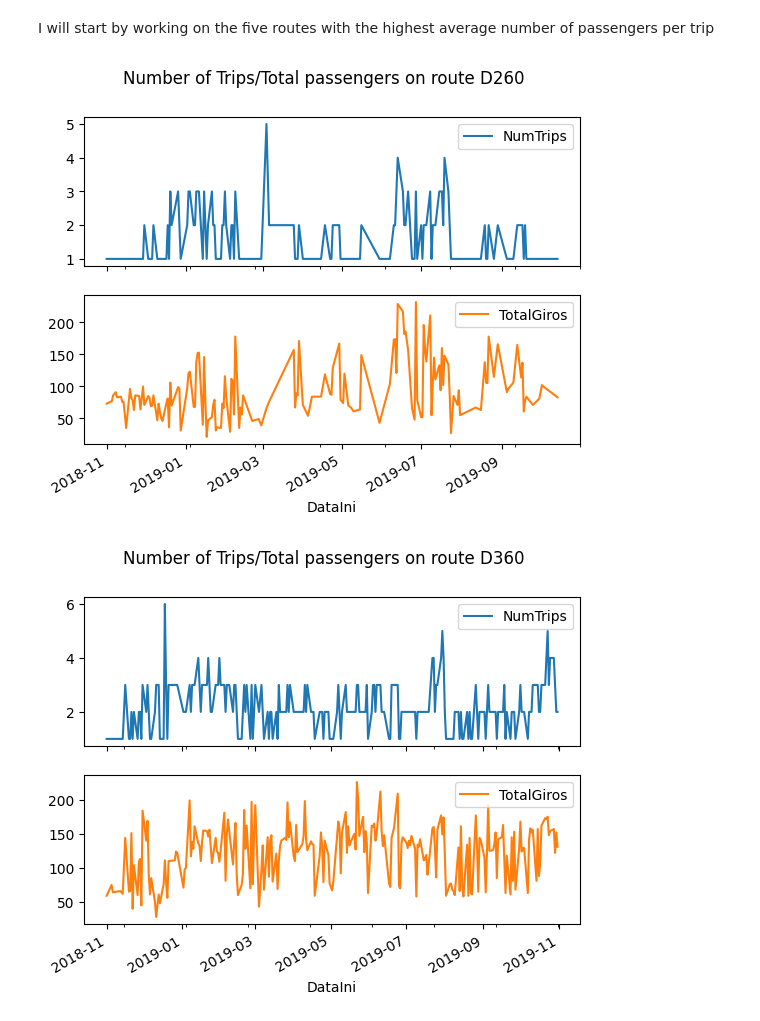
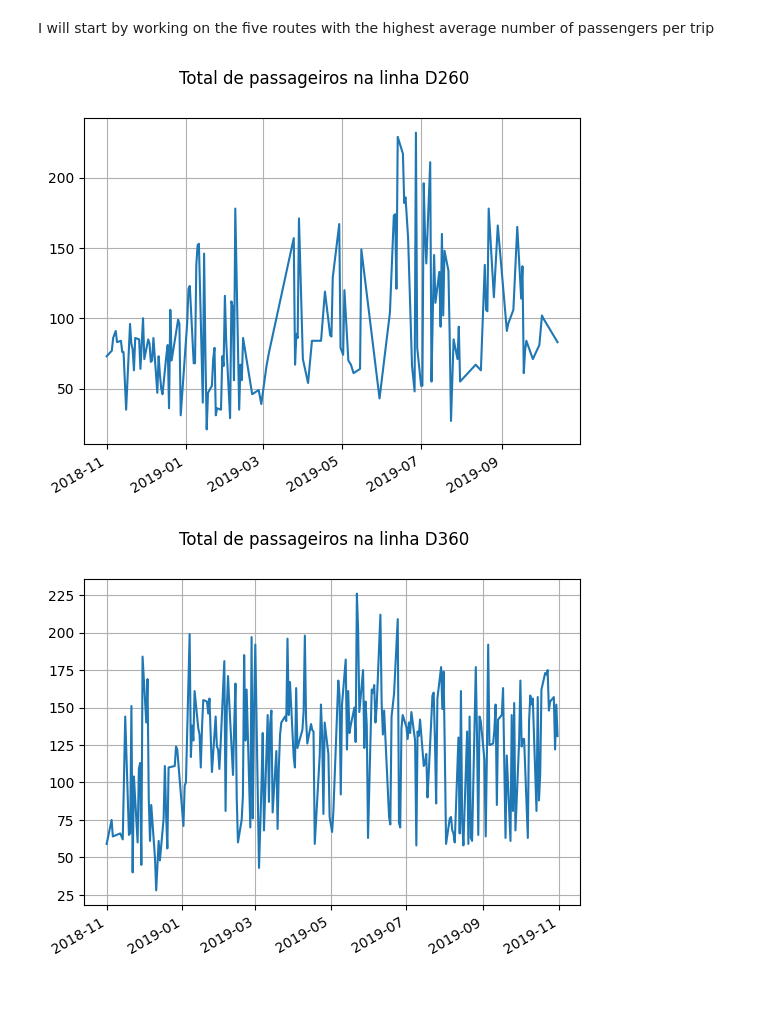
Before and after one commit to afego/ppgc-uff-machine-learning, a Jupyter notebook: florianopolis-bus/floripa-bus.ipynb, the cells around one changed output. Drawn from its saved outputs; the diff is of its cells as text; code cells hidden in the pictures; blank space fills up the shorter version.

Commit message:
Some more daily passenger analysis

```diff
--- a/florianopolis-bus/floripa-bus.ipynb
+++ b/florianopolis-bus/floripa-bus.ipynb
@@ -443,7 +450,7 @@ sample_data = sample_data.drop(['Linha'],axis=1)
 sample_data = sample_data.reset_index(level='Linha')
 # %%
 for route in routes_most_ppt:
-    sample_data[sample_data.Linha == route][['NumTrips', 'TotalGiros']].plot(title=f'Number of Trips/Total passengers on route {route}', subplots=True)
+    sample_data[sample_data.Linha == route][['TotalGiros']].plot(title=f'Total de passageiros na linha {route}', subplots=True, legend=False, xlabel="", grid=True)
 # %% [output]
-[figure, old version]
+[figure, new version]
-[figure, old version]
+[figure, new version]
```
Also changed, not shown: parts of 13 cells of this notebook.
